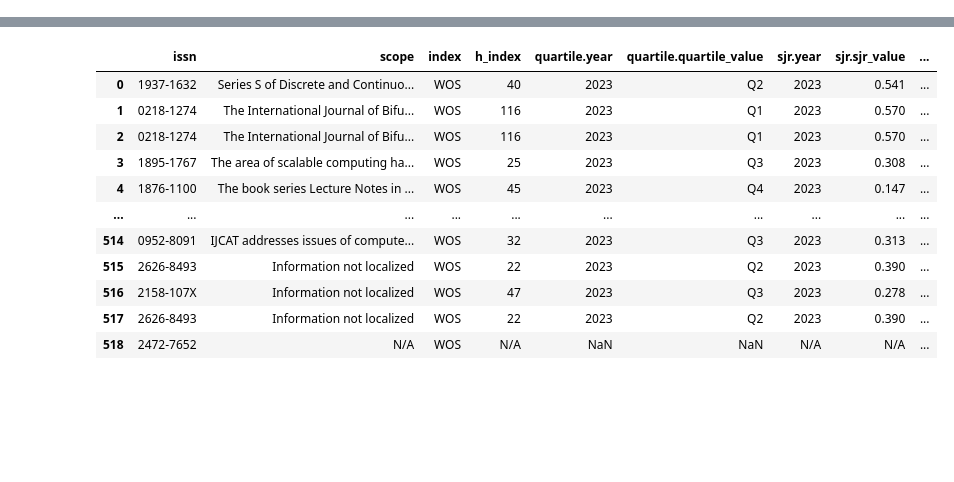
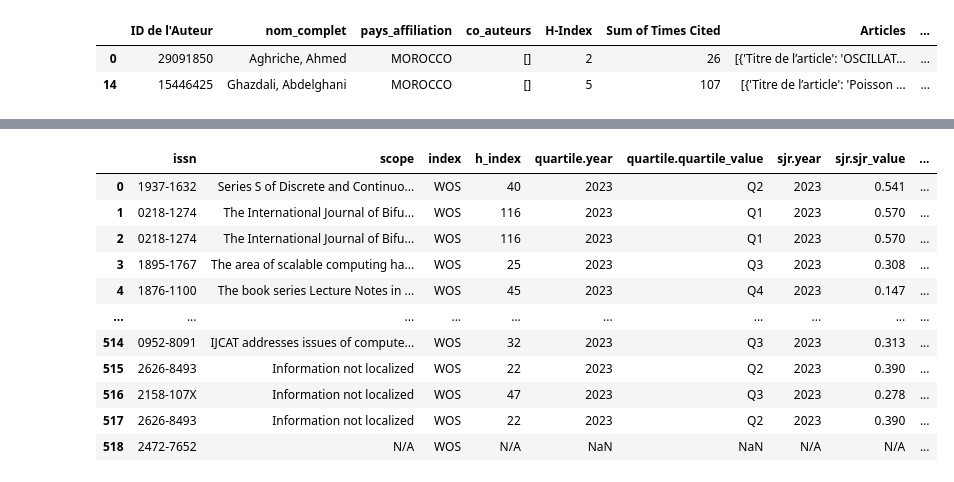
Before and after one commit to boualo/Int-gration-donn-es, a Jupyter notebook: web of science/cleaning_wos_articles.ipynb, the cells around one changed output, grey strips where cells are left out. Saved outputs shown, nothing was run; the diff lists cells and outputs as text; code cells hidden in the pictures; blank space fills up the shorter version.

```diff
--- a/web of science/cleaning_wos_articles.ipynb
+++ b/web of science/cleaning_wos_articles.ipynb
@@ -8,4 +7,8 @@ wos = pd.read_csv("../datasets/authors_data_wos.csv")
 # %%
-docs = docs.drop_duplicates()
+wos[wos['nom_complet'].isin(["Ghazdali, Abdelghani","Aghriche, Ahmed"])]
+# %% [output]
+|  | ID de l'Auteur | nom_complet | pays_affiliation | co_auteurs | H-Index | Sum of Times Cited | Articles | ... |
+| 0 | 29091850 | Aghriche, Ahmed | MOROCCO | [] | 2 | 26 | [{'Titre de l’article': 'OSCILLAT... | ... |
+| 14 | 15446425 | Ghazdali, Abdelghani | MOROCCO | [] | 5 | 107 | [{'Titre de l’article': 'Poisson ... | ... |
 # %%
 # docs = docs[['doc_title','keywords','abstract']]
```
Also changed, not shown: parts of 7 cells of this notebook, 21 other files.
